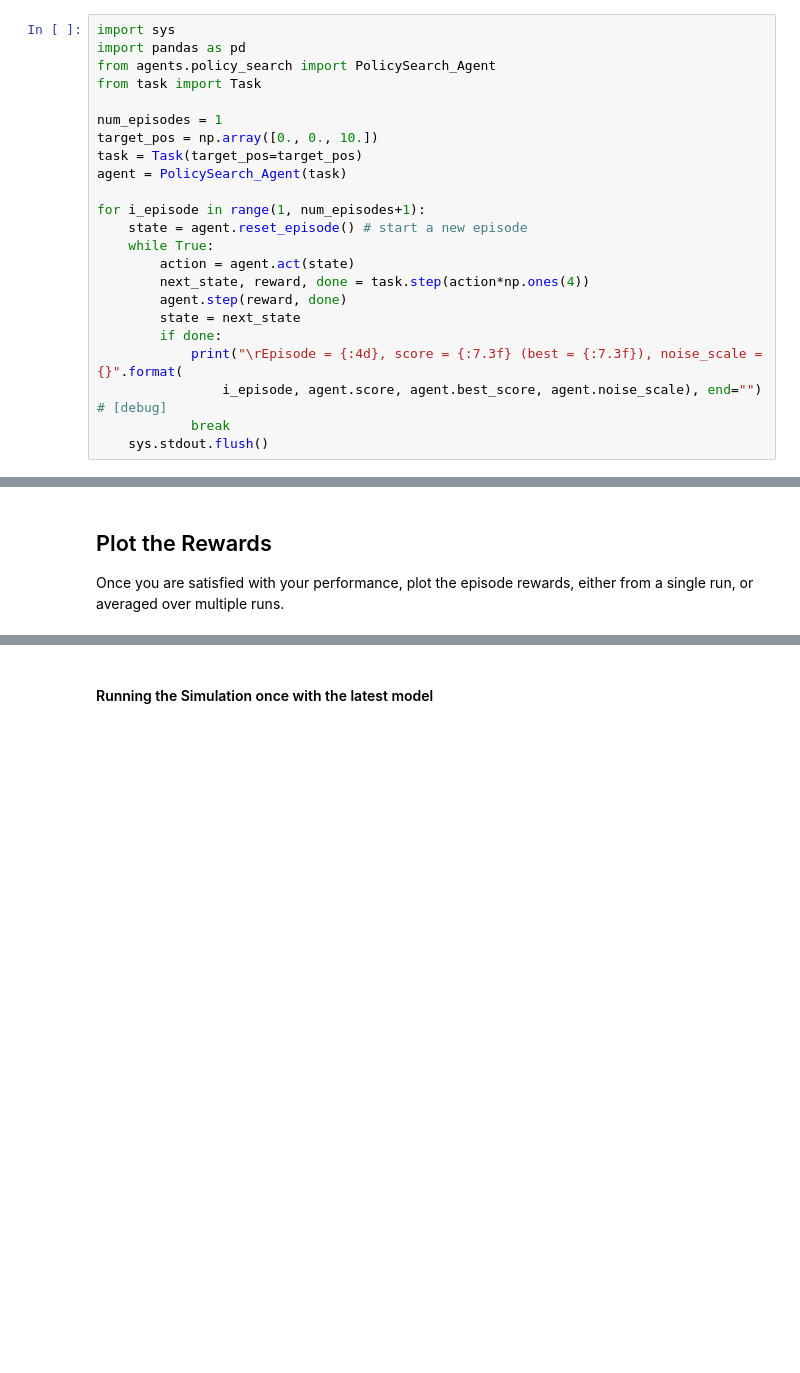
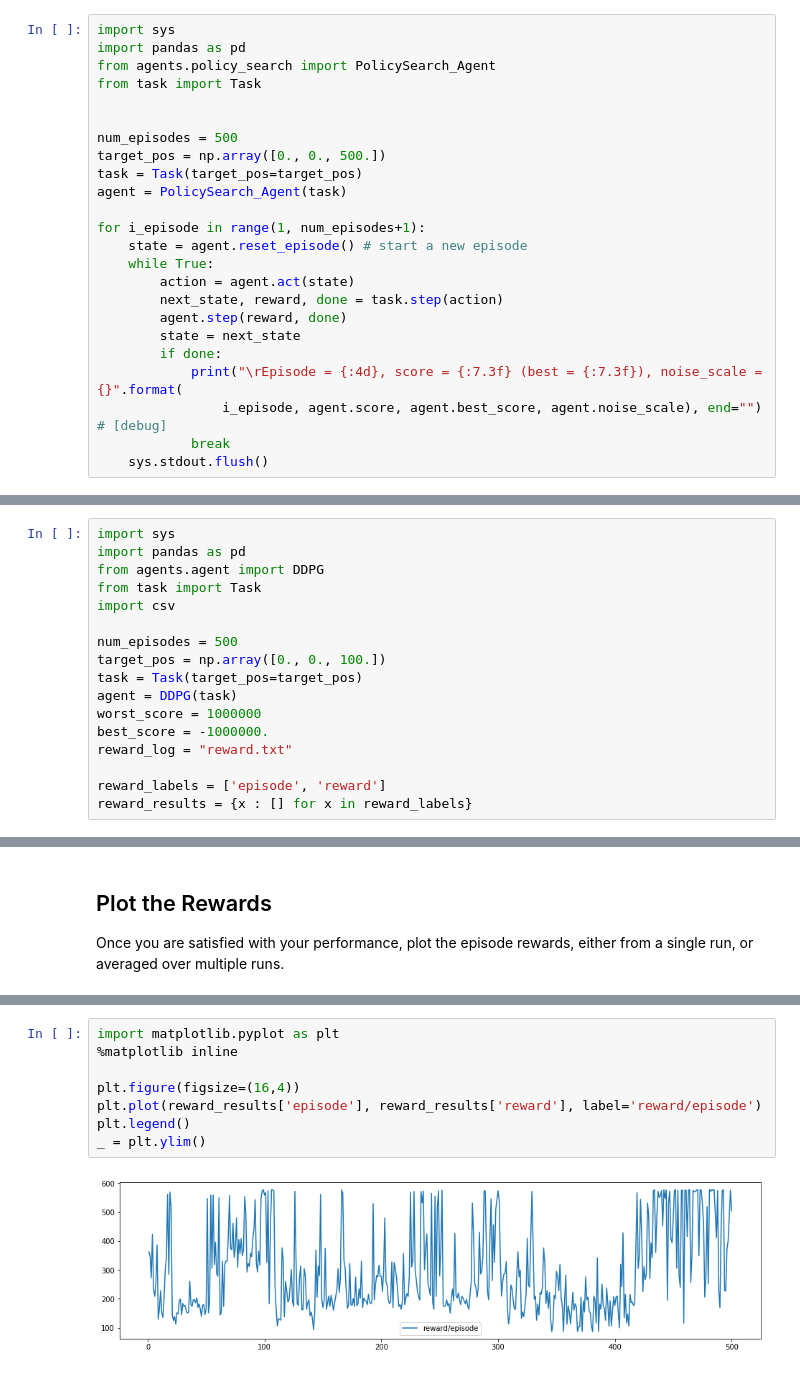
Before and after one commit to ashish1500616/Machine-Learning-Projects, a Jupyter notebook: p5_rl-quadcopter-2/Quadcopter_Project.ipynb, the cells around one changed output, grey strips where cells are left out. Saved outputs shown, nothing was run; the diff lists cells and outputs as text; blank space fills up the shorter version.

```diff
--- a/p5_rl-quadcopter-2/Quadcopter_Project.ipynb
+++ b/p5_rl-quadcopter-2/Quadcopter_Project.ipynb
@@ -181,8 +192,9 @@ import pandas as pd
 from agents.policy_search import PolicySearch_Agent
 from task import Task
 
-num_episodes = 1
-target_pos = np.array([0., 0., 10.])
+
+num_episodes = 500
+target_pos = np.array([0., 0., 500.])
 task = Task(target_pos=target_pos)
 agent = PolicySearch_Agent(task)
 
@@ -190,7 +202,7 @@ for i_episode in range(1, num_episodes+1):
     state = agent.reset_episode() # start a new episode
     while True:
         action = agent.act(state)
-        next_state, reward, done = task.step(action*np.ones(4))
+        next_state, reward, done = task.step(action)
         agent.step(reward, done)
         state = next_state
         if done:
@@ -214,0 +229,17 @@ As you develop your agent, it's important to keep an eye on how it's performing.
+# %%
+import sys
+import pandas as pd
+from agents.agent import DDPG
+from task import Task
+import csv
+
+num_episodes = 500
+target_pos = np.array([0., 0., 100.])
+task = Task(target_pos=target_pos)
+agent = DDPG(task)
+worst_score = 1000000
+best_score = -1000000.
+reward_log = "reward.txt"
+
+reward_labels = ['episode', 'reward']
+reward_results = {x : [] for x in reward_labels}
@@ -341,2 +279,10 @@ plt.show()
-# %% [markdown]
-#### Running the Simulation once with the latest model
+# %%
+import matplotlib.pyplot as plt
+%matplotlib inline
+
+plt.figure(figsize=(16,4))
+plt.plot(reward_results['episode'], reward_results['reward'], label='reward/episode')
+plt.legend()
+_ = plt.ylim()
+# %% [output]
+[figure, added]
```
Also changed, not shown: parts of 41 cells of this notebook, 7 other files.
